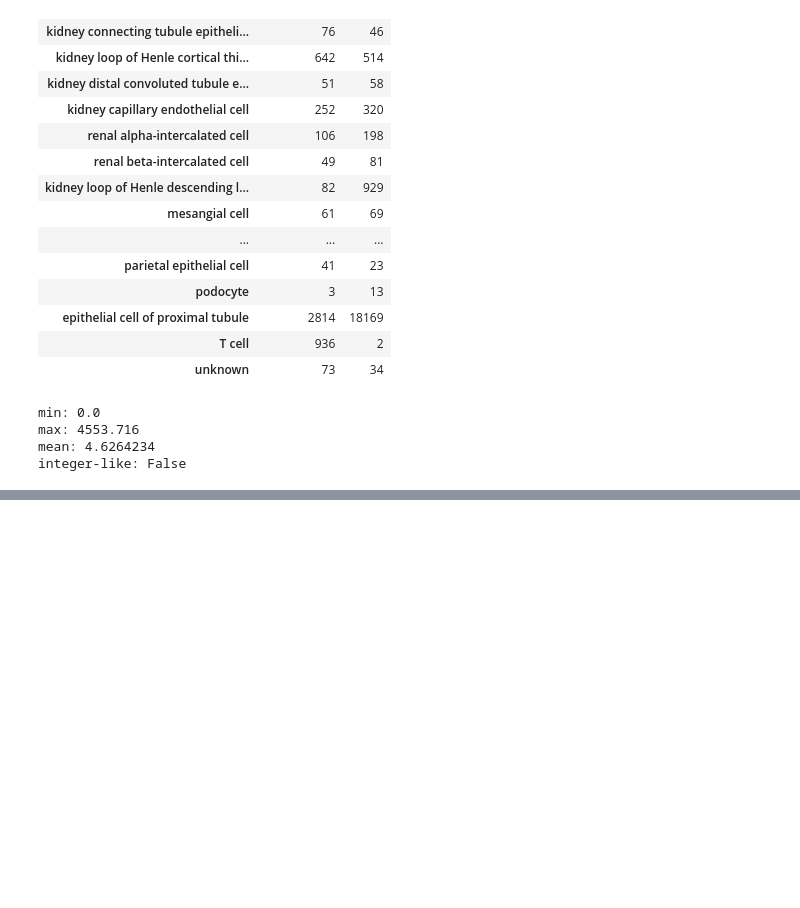
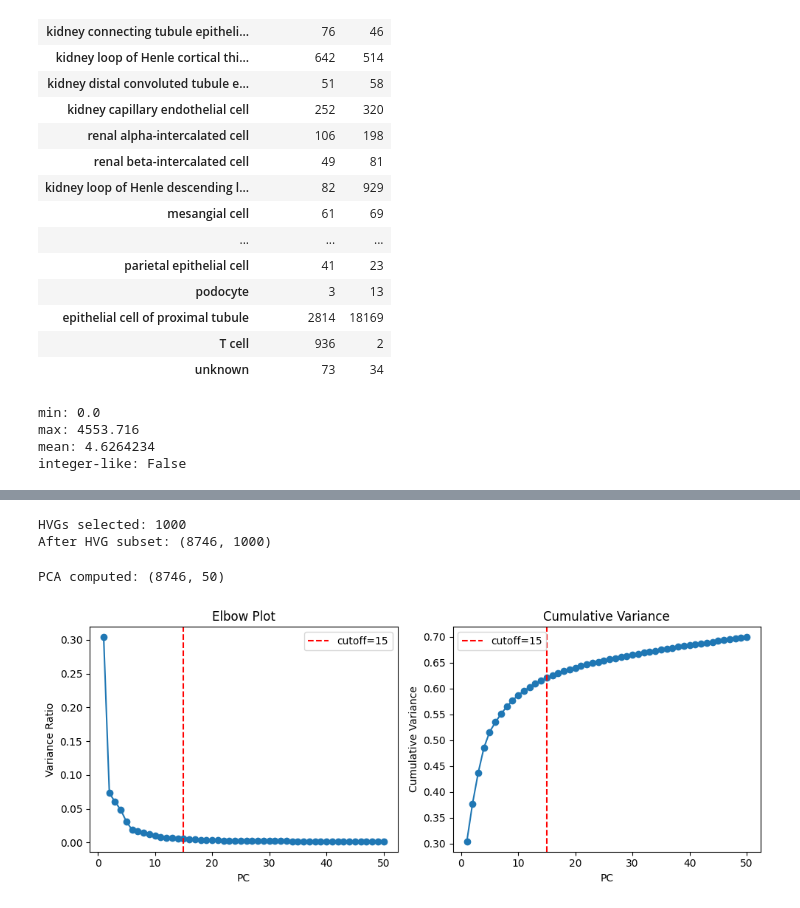
Before and after one commit to danielchen05/scRNA-cross-donor-generalization, a Jupyter notebook: kidney.ipynb, the cells around one changed output, grey strips where cells are left out. Drawn from its saved outputs; the diff is of its cells as text; code cells hidden in the pictures; blank space fills up the shorter version.

```diff
--- a/kidney.ipynb
+++ b/kidney.ipynb
@@ -330,0 +402,54 @@ integer-like: False
+# %%
+# Save raw counts before subsetting (from .raw which has full gene integers)
+counts_raw = adata_filt.raw.X.copy()
+
+# Store full data in .raw before subsetting
+adata_filt.raw = adata_filt.copy()
+
+# HVG selection
+sc.pp.highly_variable_genes(adata_filt, n_top_genes=1000, batch_key="donor_id")
+print(f"HVGs selected: {adata_filt.var['highly_variable'].sum()}")
+
+# Save HVG mask before subsetting
+hvg_mask = adata_filt.var["highly_variable"].values
+
+# Subset to HVGs
+adata_filt = adata_filt[:, adata_filt.var["highly_variable"]].copy()
+print(f"After HVG subset: {adata_filt.shape}")
+# %% [output]
+HVGs selected: 1000
+After HVG subset: (8746, 1000)
+# %%
+# PCA
+from scrna_benchmark.embedding import compute_pca
+compute_pca(adata_filt, n_comps=50, random_state=42)
+
+print(f"PCA computed: {adata_filt.obsm['X_pca'].shape}")
+# %% [output]
+PCA computed: (8746, 50)
+# %%
+import matplotlib.pyplot as plt
+
+variance_ratio = adata_filt.uns['pca']['variance_ratio']
+cumulative_var = np.cumsum(variance_ratio)
+
+fig, axes = plt.subplots(1, 2, figsize=(10, 4))
+
+axes[0].plot(range(1, 51), variance_ratio, 'o-')
+axes[0].axvline(x=15, color='red', linestyle='--', label='cutoff=15')
+axes[0].set_xlabel('PC')
+axes[0].set_ylabel('Variance Ratio')
+axes[0].set_title('Elbow Plot')
+axes[0].legend()
+
+axes[1].plot(range(1, 51), cumulative_var, 'o-')
+axes[1].axvline(x=15, color='red', linestyle='--', label='cutoff=15')
+axes[1].set_xlabel('PC')
+axes[1].set_ylabel('Cumulative Variance')
+axes[1].set_title('Cumulative Variance')
+axes[1].legend()
+
+plt.tight_layout()
+plt.show()
+# %% [output]
+[figure, added]
```
Also changed, not shown: parts of 13 cells of this notebook, 2 other files.
